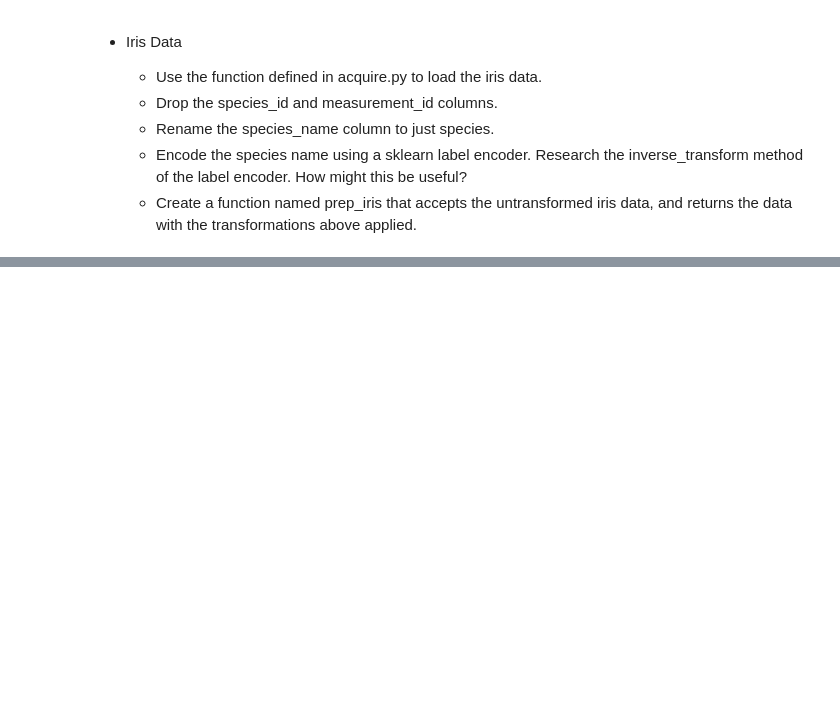
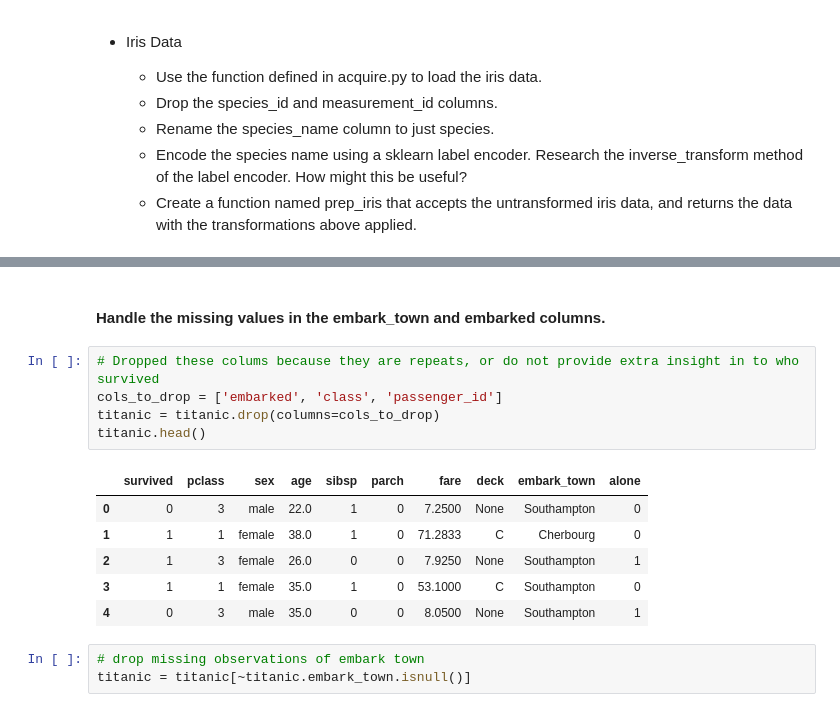
Before and after one commit to CSolitaire/classification-exercises, a Jupyter notebook: classification_exercises.ipynb, the cells around one changed output, grey strips where cells are left out. Cells and saved outputs as stored; diff of their text form; blank space fills up the shorter version.

```diff
--- a/classification_exercises.ipynb
+++ b/classification_exercises.ipynb
@@ -244,0 +316,17 @@ iris.head()
+# %% [markdown]
+####     Handle the missing values in the embark_town and embarked columns.
+# %%
+# Dropped these colums because they are repeats, or do not provide extra insight in to who survived
+cols_to_drop = ['embarked', 'class', 'passenger_id']
+titanic = titanic.drop(columns=cols_to_drop)
+titanic.head()
+# %% [output]
+|  | survived | pclass | sex | age | sibsp | parch | fare | deck | embark_town | alone |
+| 0 | 0 | 3 | male | 22.0 | 1 | 0 | 7.2500 | None | Southampton | 0 |
+| 1 | 1 | 1 | female | 38.0 | 1 | 0 | 71.2833 | C | Cherbourg | 0 |
+| 2 | 1 | 3 | female | 26.0 | 0 | 0 | 7.9250 | None | Southampton | 1 |
+| 3 | 1 | 1 | female | 35.0 | 1 | 0 | 53.1000 | C | Southampton | 0 |
+| 4 | 0 | 3 | male | 35.0 | 0 | 0 | 8.0500 | None | Southampton | 1 |
+# %%
+# drop missing observations of embark town
+titanic = titanic[~titanic.embark_town.isnull()]
```
Also changed, not shown: parts of 34 cells of this notebook, 1 other file.
